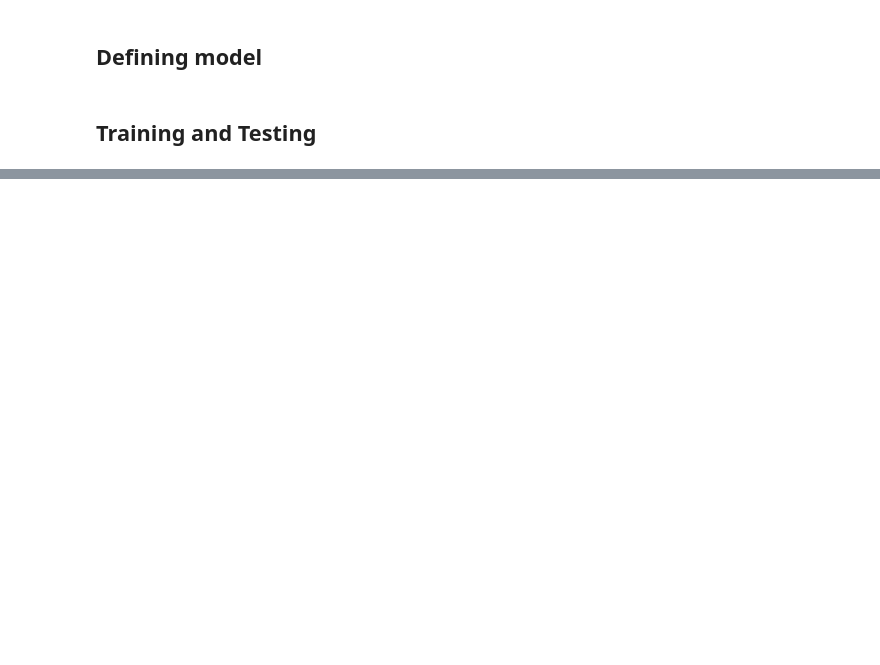
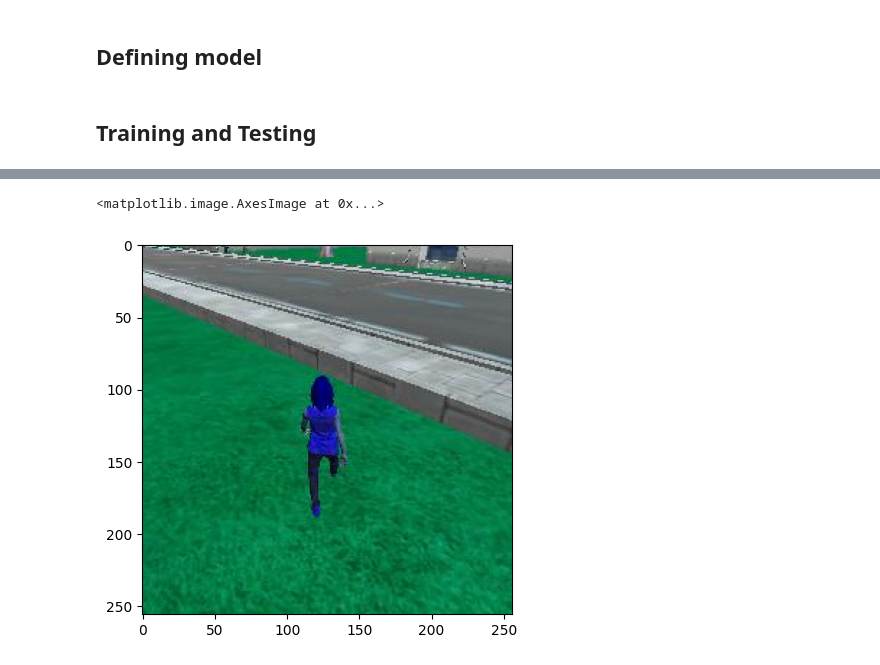
Before and after one commit to Ay-source/Udacity-RSE-ND, a Jupyter notebook: Labs/Deep Learning/RoboND-Segmentation-Lab/code/segmentation_lab_colab.ipynb, the cells around one changed output, grey strips where cells are left out. Saved outputs shown, nothing was run; the diff lists cells and outputs as text; code cells hidden in the pictures; blank space fills up the shorter version.

```diff
--- a/Labs/Deep Learning/RoboND-Segmentation-Lab/code/segmentation_lab_colab.ipynb
+++ b/Labs/Deep Learning/RoboND-Segmentation-Lab/code/segmentation_lab_colab.ipynb
@@ -242,0 +375,8 @@ model.fit(
+# %%
+valid_images = load_images(valid_images_paths)
+# %%
+index = 10
+test_im = valid_images[index]
+# %%
+test_im = tf.reshape(test_im, [1, test_im.shape[0], test_im.shape[-2], test_im.shape[-1]])
+test_im.shape
@@ -242,0 +392,5 @@ model.fit(
+# %%
+plt.imshow(test_im[0])
+# %% [output]
+<matplotlib.image.AxesImage at 0x...>
+[figure, added]
```
Also changed, not shown: parts of 19 cells of this notebook.
